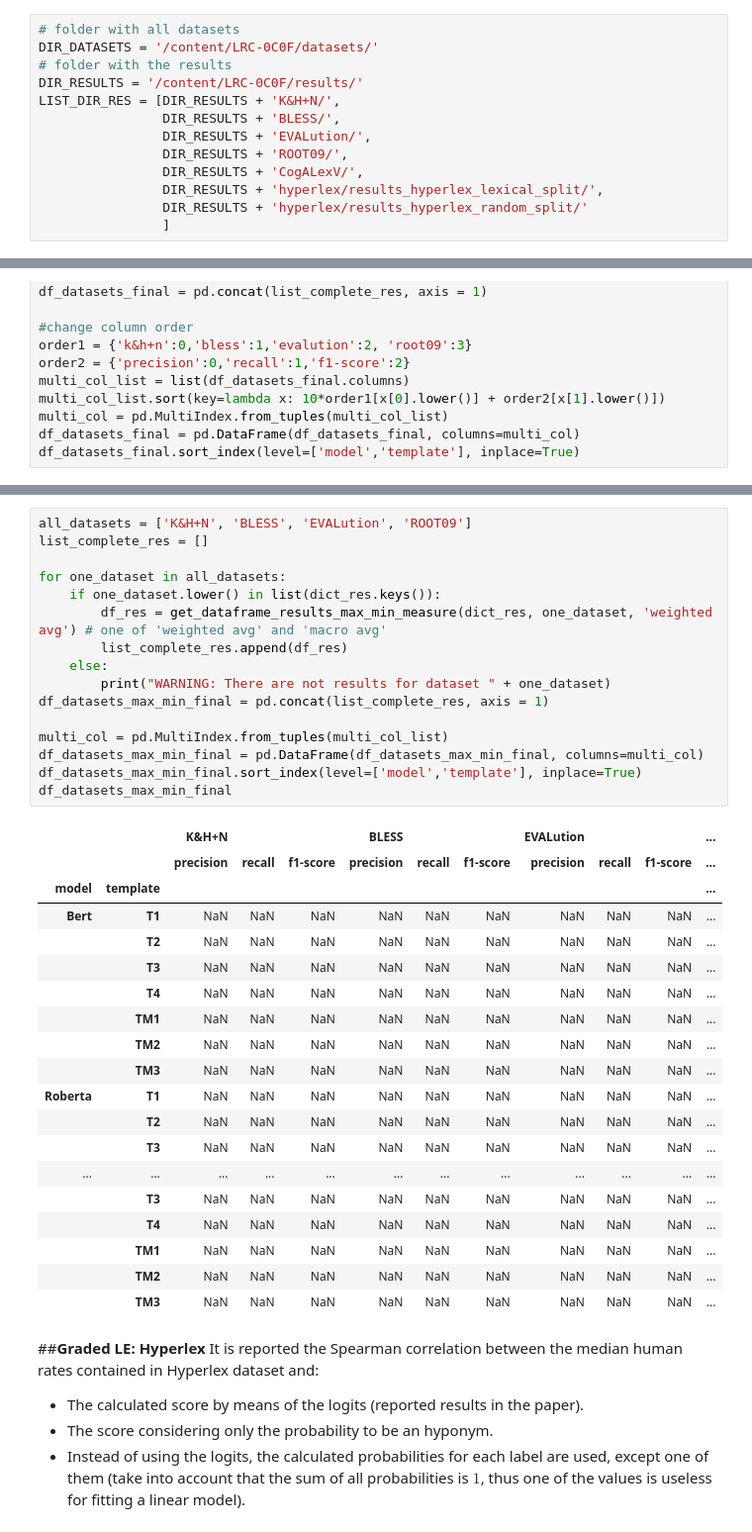
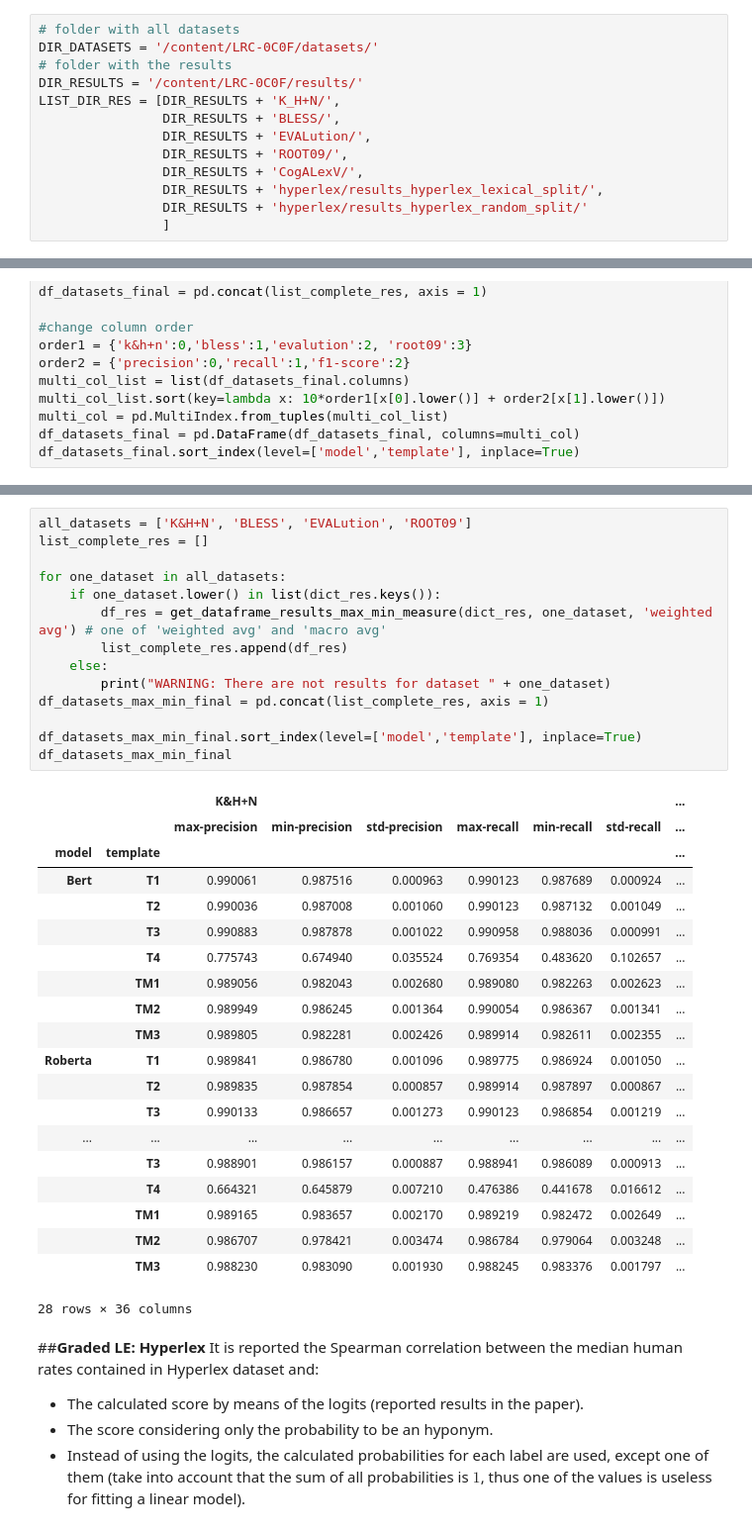
Before and after one commit to sid-unizar/LRC, a Jupyter notebook: notebooks/results_processing.ipynb, the cells around one changed output, grey strips where cells are left out. Shown at 99% size. Drawn from its saved outputs; the diff is of its cells as text.

```diff
--- a/notebooks/results_processing.ipynb
+++ b/notebooks/results_processing.ipynb
@@ -172,7 +230,7 @@ import seaborn as sns
 DIR_DATASETS = '/content/LRC-0C0F/datasets/'
 # folder with the results
 DIR_RESULTS = '/content/LRC-0C0F/results/'
-LIST_DIR_RES = [DIR_RESULTS + 'K&H+N/',
+LIST_DIR_RES = [DIR_RESULTS + 'K_H+N/',
                 DIR_RESULTS + 'BLESS/',
                 DIR_RESULTS + 'EVALution/',
                 DIR_RESULTS + 'ROOT09/',
@@ -918,39 +972,38 @@ df_res_sotas.apply(round, ndigits=30)
 # %%
 all_datasets = ['K&H+N', 'BLESS', 'EVALution', 'ROOT09']
 list_complete_res = []
 
 for one_dataset in all_datasets:
     if one_dataset.lower() in list(dict_res.keys()):
         df_res = get_dataframe_results_max_min_measure(dict_res, one_dataset, 'weighted avg') # one of 'weighted avg' and 'macro avg'
         list_complete_res.append(df_res)
     else:
         print("WARNING: There are not results for dataset " + one_dataset)
 df_datasets_max_min_final = pd.concat(list_complete_res, axis = 1)
 
-multi_col = pd.MultiIndex.from_tuples(multi_col_list)
-df_datasets_max_min_final = pd.DataFrame(df_datasets_max_min_final, columns=multi_col)
 df_datasets_max_min_final.sort_index(level=['model','template'], inplace=True)
 df_datasets_max_min_final
 # %% [output]
-|  |  | K&H+N |  |  | BLESS |  |  | EVALution |  |  | ... |
-|  |  | precision | recall | f1-score | precision | recall | f1-score | precision | recall | f1-score | ... |
-| model | template |  |  |  |  |  |  |  |  |  | ... |
-| Bert | T1 | NaN | NaN | NaN | NaN | NaN | NaN | NaN | NaN | NaN | ... |
-|  | T2 | NaN | NaN | NaN | NaN | NaN | NaN | NaN | NaN | NaN | ... |
-|  | T3 | NaN | NaN | NaN | NaN | NaN | NaN | NaN | NaN | NaN | ... |
-|  | T4 | NaN | NaN | NaN | NaN | NaN | NaN | NaN | NaN | NaN | ... |
-|  | TM1 | NaN | NaN | NaN | NaN | NaN | NaN | NaN | NaN | NaN | ... |
-|  | TM2 | NaN | NaN | NaN | NaN | NaN | NaN | NaN | NaN | NaN | ... |
-|  | TM3 | NaN | NaN | NaN | NaN | NaN | NaN | NaN | NaN | NaN | ... |
-| Roberta | T1 | NaN | NaN | NaN | NaN | NaN | NaN | NaN | NaN | NaN | ... |
-|  | T2 | NaN | NaN | NaN | NaN | NaN | NaN | NaN | NaN | NaN | ... |
-|  | T3 | NaN | NaN | NaN | NaN | NaN | NaN | NaN | NaN | NaN | ... |
-| ... | ... | ... | ... | ... | ... | ... | ... | ... | ... | ... | ... |
-|  | T3 | NaN | NaN | NaN | NaN | NaN | NaN | NaN | NaN | NaN | ... |
-|  | T4 | NaN | NaN | NaN | NaN | NaN | NaN | NaN | NaN | NaN | ... |
-|  | TM1 | NaN | NaN | NaN | NaN | NaN | NaN | NaN | NaN | NaN | ... |
-|  | TM2 | NaN | NaN | NaN | NaN | NaN | NaN | NaN | NaN | NaN | ... |
-|  | TM3 | NaN | NaN | NaN | NaN | NaN | NaN | NaN | NaN | NaN | ... |
+|  |  | K&H+N |  |  |  |  |  | ... |
+|  |  | max-precision | min-precision | std-precision | max-recall | min-recall | std-recall | ... |
+| model | template |  |  |  |  |  |  | ... |
+| Bert | T1 | 0.990061 | 0.987516 | 0.000963 | 0.990123 | 0.987689 | 0.000924 | ... |
+|  | T2 | 0.990036 | 0.987008 | 0.001060 | 0.990123 | 0.987132 | 0.001049 | ... |
+|  | T3 | 0.990883 | 0.987878 | 0.001022 | 0.990958 | 0.988036 | 0.000991 | ... |
+|  | T4 | 0.775743 | 0.674940 | 0.035524 | 0.769354 | 0.483620 | 0.102657 | ... |
+|  | TM1 | 0.989056 | 0.982043 | 0.002680 | 0.989080 | 0.982263 | 0.002623 | ... |
+|  | TM2 | 0.989949 | 0.986245 | 0.001364 | 0.990054 | 0.986367 | 0.001341 | ... |
+|  | TM3 | 0.989805 | 0.982281 | 0.002426 | 0.989914 | 0.982611 | 0.002355 | ... |
+| Roberta | T1 | 0.989841 | 0.986780 | 0.001096 | 0.989775 | 0.986924 | 0.001050 | ... |
+|  | T2 | 0.989835 | 0.987854 | 0.000857 | 0.989914 | 0.987897 | 0.000867 | ... |
+|  | T3 | 0.990133 | 0.986657 | 0.001273 | 0.990123 | 0.986854 | 0.001219 | ... |
+| ... | ... | ... | ... | ... | ... | ... | ... | ... |
+|  | T3 | 0.988901 | 0.986157 | 0.000887 | 0.988941 | 0.986089 | 0.000913 | ... |
+|  | T4 | 0.664321 | 0.645879 | 0.007210 | 0.476386 | 0.441678 | 0.016612 | ... |
+|  | TM1 | 0.989165 | 0.983657 | 0.002170 | 0.989219 | 0.982472 | 0.002649 | ... |
+|  | TM2 | 0.986707 | 0.978421 | 0.003474 | 0.986784 | 0.979064 | 0.003248 | ... |
+|  | TM3 | 0.988230 | 0.983090 | 0.001930 | 0.988245 | 0.983376 | 0.001797 | ... |
+28 rows × 36 columns
 # %% [markdown]
 ##**Graded LE: Hyperlex**
 It is reported the Spearman correlation between the median human rates contained in Hyperlex dataset and:
```
Also changed, not shown: parts of 13 cells of this notebook, 1 other file.
